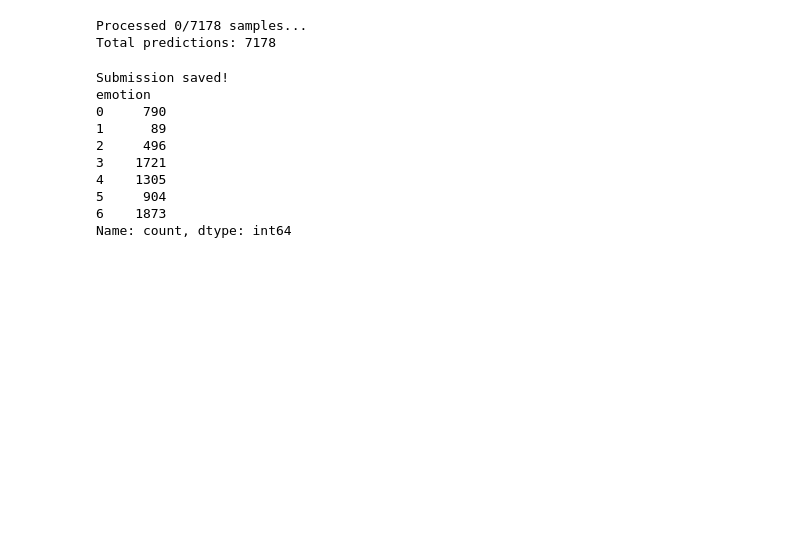
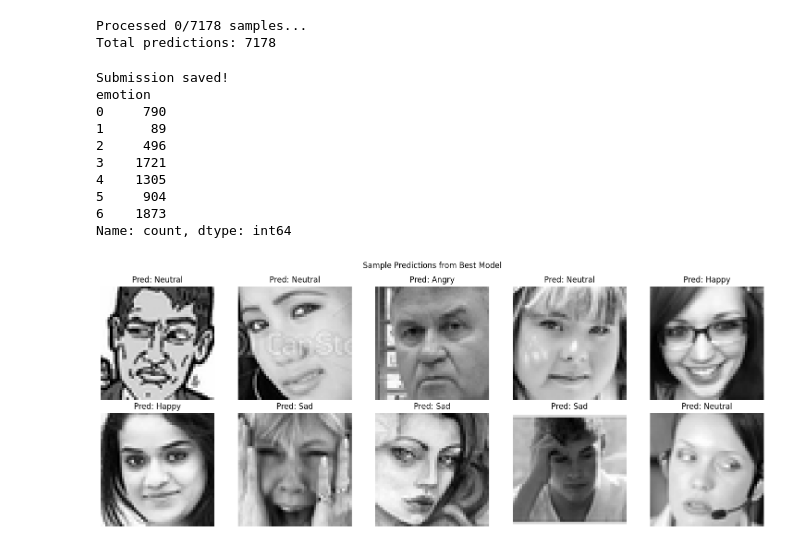
Before and after one commit to Ika-Kvashali/Facial_Expression_Recognition_Assn4, a Jupyter notebook: model_inference.ipynb, the cells around one changed output. Saved outputs shown, nothing was run; the diff lists cells and outputs as text; code cells hidden in the pictures; blank space fills up the shorter version.

```diff
--- a/model_inference.ipynb
+++ b/model_inference.ipynb
@@ -167,3 +167,21 @@ emotion
 5     904
 6    1873
 Name: count, dtype: int64
+# %%
+fig, axes = plt.subplots(2, 5, figsize=(15, 6))
+axes = axes.flatten()
+
+for i in range(10):
+    pixels = list(map(int, test_df['pixels'].iloc[i].split()))
+    image = np.array(pixels).reshape(48, 48)
+
+    axes[i].imshow(image, cmap='gray')
+    axes[i].set_title(f"Pred: {emotion_labels[predictions[i]]}")
+    axes[i].axis('off')
+
+plt.suptitle("Sample Predictions from Best Model")
+plt.tight_layout()
+plt.savefig("sample_predictions.png")
+plt.show()
+# %% [output]
+[figure, added]
```
